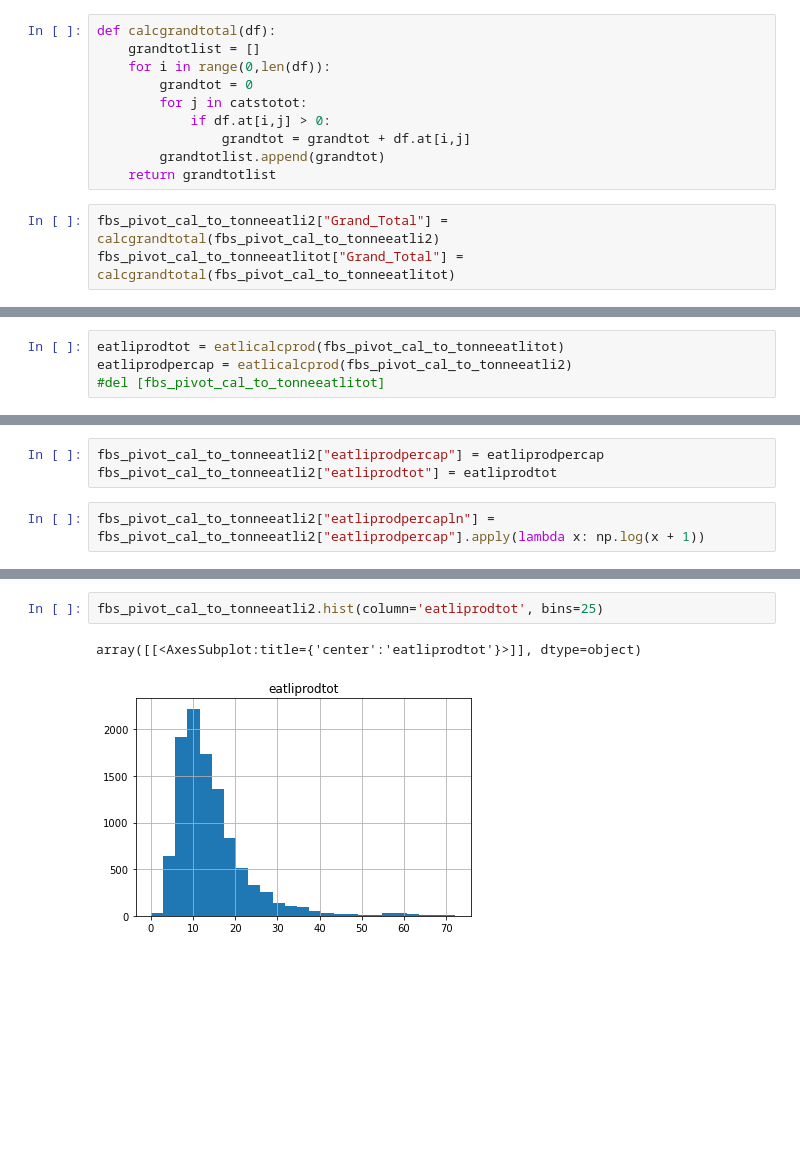
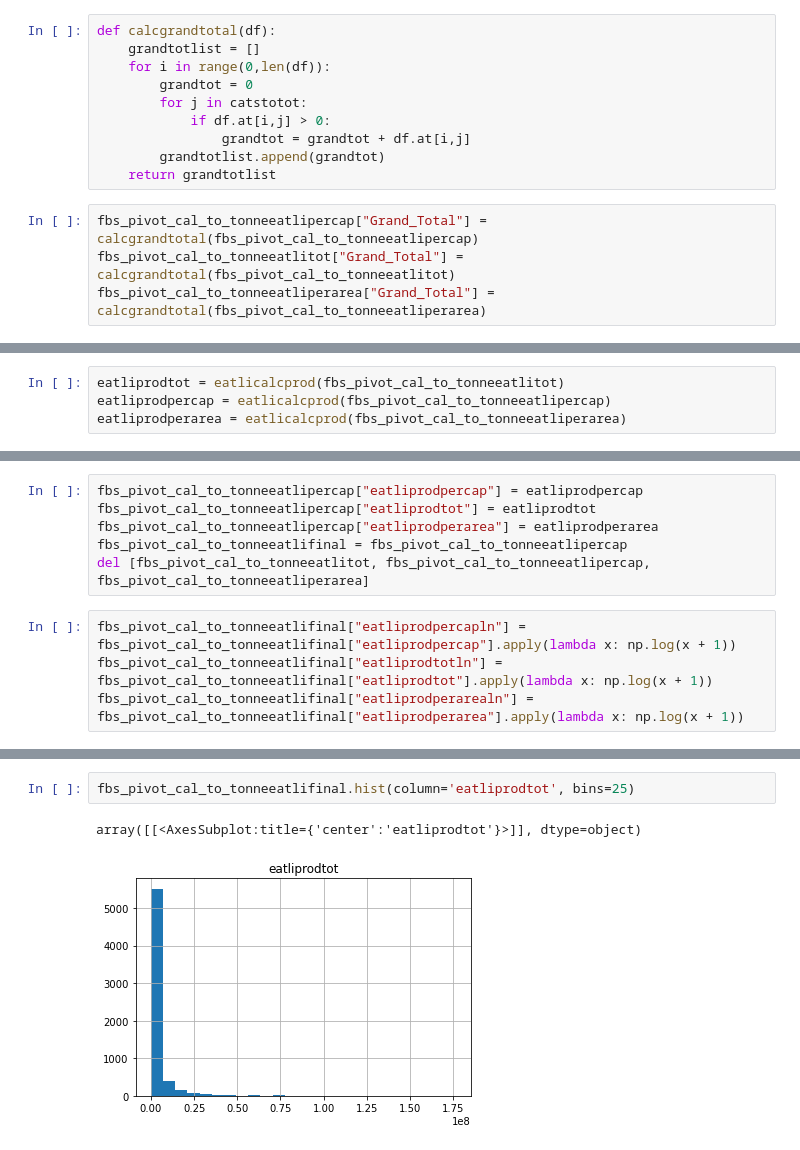
Before and after one commit to Michael-Suttle/assignment_2, a Jupyter notebook: Part_01.ipynb, the cells around one changed output, grey strips where cells are left out. Cells and saved outputs as stored; diff of their text form; blank space fills up the shorter version.

```diff
--- a/Part_01.ipynb
+++ b/Part_01.ipynb
@@ -755,5 +662,6 @@ def calcgrandtotal(df):
         grandtotlist.append(grandtot)
     return grandtotlist
 # %%
-fbs_pivot_cal_to_tonneeatli2["Grand_Total"] = calcgrandtotal(fbs_pivot_cal_to_tonneeatli2)
+fbs_pivot_cal_to_tonneeatlipercap["Grand_Total"] = calcgrandtotal(fbs_pivot_cal_to_tonneeatlipercap)
 fbs_pivot_cal_to_tonneeatlitot["Grand_Total"] = calcgrandtotal(fbs_pivot_cal_to_tonneeatlitot)
+fbs_pivot_cal_to_tonneeatliperarea["Grand_Total"] = calcgrandtotal(fbs_pivot_cal_to_tonneeatliperarea)
@@ -760,4 +732,4 @@ fbs_pivot_cal_to_tonneeatlitot["Grand_Total"] = calcgrandtotal(fbs_pivot_cal_to_
 # %%
 eatliprodtot = eatlicalcprod(fbs_pivot_cal_to_tonneeatlitot)
-eatliprodpercap = eatlicalcprod(fbs_pivot_cal_to_tonneeatli2)
-#del [fbs_pivot_cal_to_tonneeatlitot]
+eatliprodpercap = eatlicalcprod(fbs_pivot_cal_to_tonneeatlipercap)
+eatliprodperarea = eatlicalcprod(fbs_pivot_cal_to_tonneeatliperarea)
@@ -806,6 +736,11 @@ eatliprodtot
 # %%
-fbs_pivot_cal_to_tonneeatli2["eatliprodpercap"] = eatliprodpercap
-fbs_pivot_cal_to_tonneeatli2["eatliprodtot"] = eatliprodtot
+fbs_pivot_cal_to_tonneeatlipercap["eatliprodpercap"] = eatliprodpercap
+fbs_pivot_cal_to_tonneeatlipercap["eatliprodtot"] = eatliprodtot
+fbs_pivot_cal_to_tonneeatlipercap["eatliprodperarea"] = eatliprodperarea
+fbs_pivot_cal_to_tonneeatlifinal = fbs_pivot_cal_to_tonneeatlipercap
+del [fbs_pivot_cal_to_tonneeatlitot, fbs_pivot_cal_to_tonneeatlipercap, fbs_pivot_cal_to_tonneeatliperarea]
 # %%
-fbs_pivot_cal_to_tonneeatli2["eatliprodpercapln"] = fbs_pivot_cal_to_tonneeatli2["eatliprodpercap"].apply(lambda x: np.log(x + 1))
+fbs_pivot_cal_to_tonneeatlifinal["eatliprodpercapln"] = fbs_pivot_cal_to_tonneeatlifinal["eatliprodpercap"].apply(lambda x: np.log(x + 1))
+fbs_pivot_cal_to_tonneeatlifinal["eatliprodtotln"] = fbs_pivot_cal_to_tonneeatlifinal["eatliprodtot"].apply(lambda x: np.log(x + 1))
+fbs_pivot_cal_to_tonneeatlifinal["eatliprodperarealn"] = fbs_pivot_cal_to_tonneeatlifinal["eatliprodperarea"].apply(lambda x: np.log(x + 1))
 # %%
@@ -838,6 +771,6 @@ sns.boxplot(x=fbs_pivot_cal_to_tonneeatli2["eatliprodtot"])
 # %%
-fbs_pivot_cal_to_tonneeatli2.hist(column='eatliprodtot', bins=25)
+fbs_pivot_cal_to_tonneeatlifinal.hist(column='eatliprodtot', bins=25)
 # %% [output]
 array([[<AxesSubplot:title={'center':'eatliprodtot'}>]], dtype=object)
-[figure, old version]
+[figure, new version]
 # %%
```
Also changed, not shown: parts of 85 cells of this notebook.
